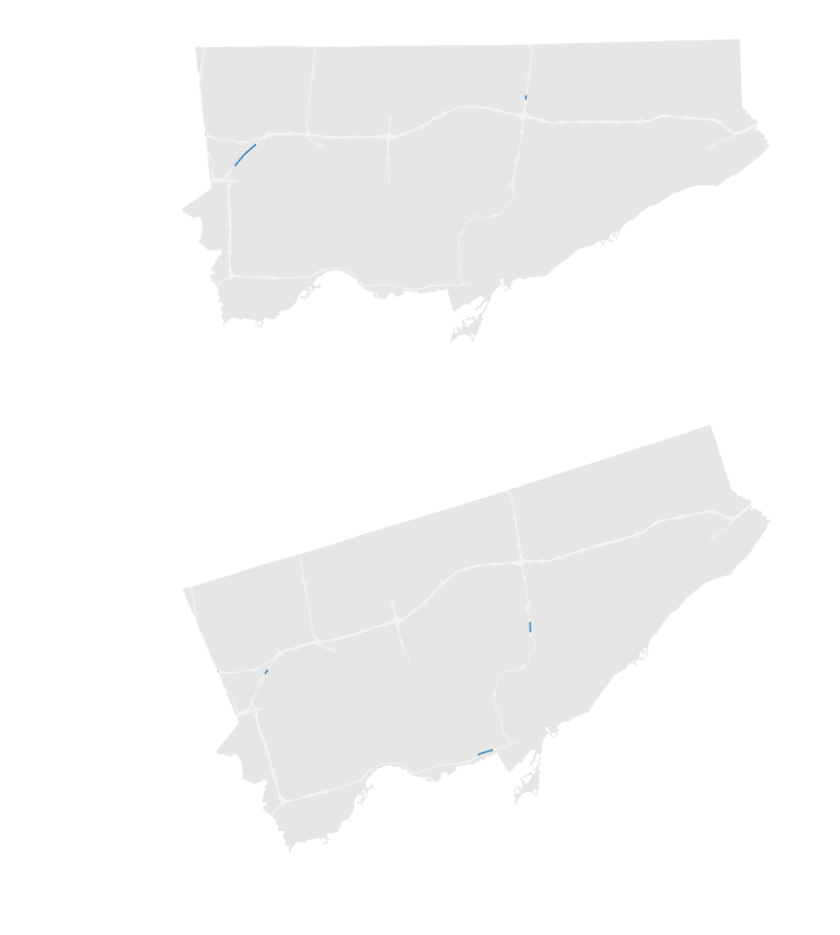
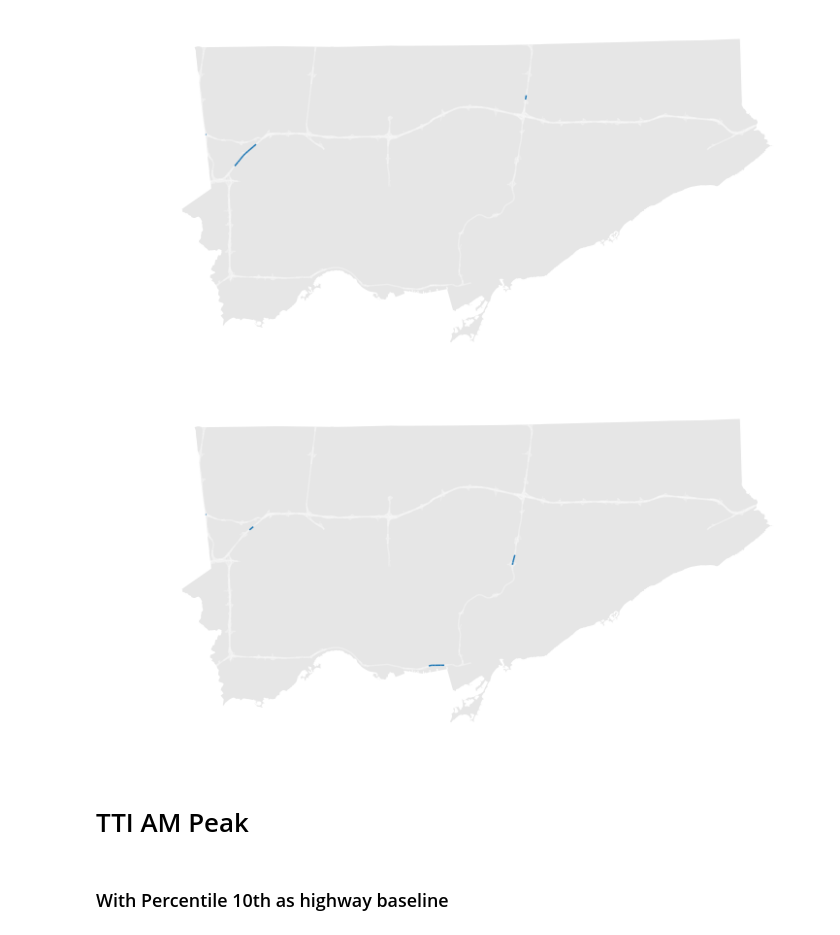
Before and after one commit to CityofToronto/bdit_congestion, a Jupyter notebook: congestion_data_aggregation/highway_deep_dive.ipynb, the cells around one changed output. Drawn from its saved outputs; the diff is of its cells as text; code cells hidden in the pictures.

```diff
--- a/congestion_data_aggregation/highway_deep_dive.ipynb
+++ b/congestion_data_aggregation/highway_deep_dive.ipynb
@@ -538,12 +538,15 @@ and segment_id in (12082,4287,11523,8623,10827,3272,11534,9575,8025,4200,9173,60
 group by segment_id, geom)
 select segment_id, (avg_tti_10 - avg_tti_25) as diffs, geom from temp order by diffs desc limit 11'''
-segments = gpd.GeoDataFrame.from_postgis(big_diff_pm, con, geom_col='geom')
-segments = segments.to_crs({'init' :'epsg:3857'})
+segments = make_layer(big_diff_pm, con, True)
 f, ax = plt.subplots(1, figsize=(12,12))
 
 basemap.plot(ax=ax, color = 'grey', alpha=0.2)
 highway.plot(ax=ax, color = 'white', alpha = 0.2)
 segments.plot(ax=ax)
 ax.set_axis_off()
 # %% [output]
-[figure, old version]
+[figure, new version]
+# %% [markdown]
+# TTI AM Peak
+# %% [markdown]
+### With Percentile 10th as highway baseline
```
Also changed, not shown: parts of 3 cells of this notebook.
